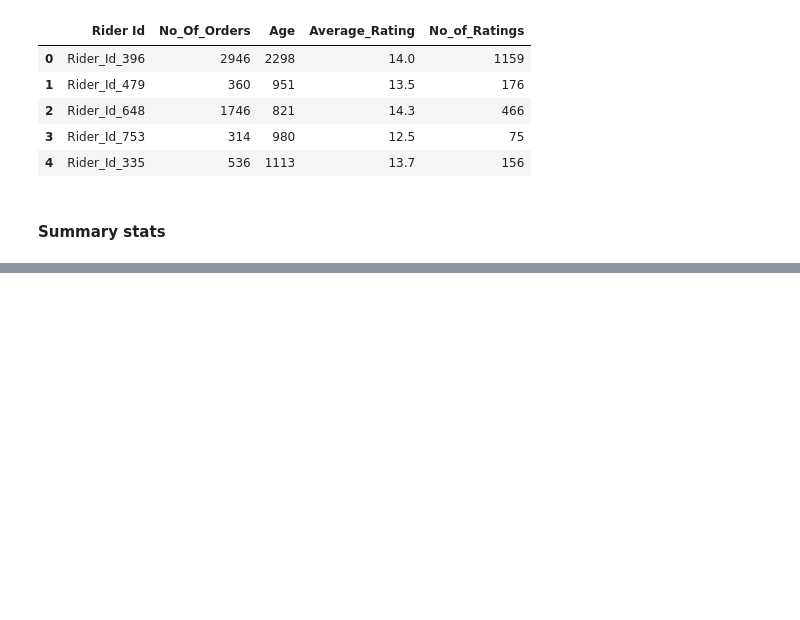
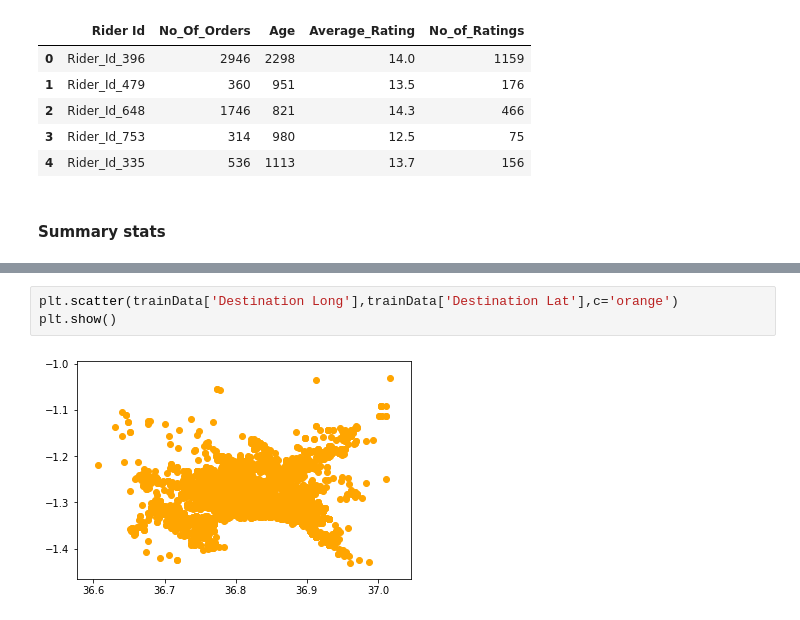
Before and after one commit to wkirui/SendyModel, a Jupyter notebook: Sendy Logistics Model.ipynb, the cells around one changed output, grey strips where cells are left out. Cells and saved outputs as stored; diff of their text form; blank space fills up the shorter version.

```diff
--- a/Sendy Logistics Model.ipynb
+++ b/Sendy Logistics Model.ipynb
@@ -70,0 +89,5 @@ trainData.describe()
+# %%
+plt.scatter(trainData['Destination Long'],trainData['Destination Lat'],c='orange')
+plt.show()
+# %% [output]
+[figure, added]
```
Also changed, not shown: parts of 7 cells of this notebook.
